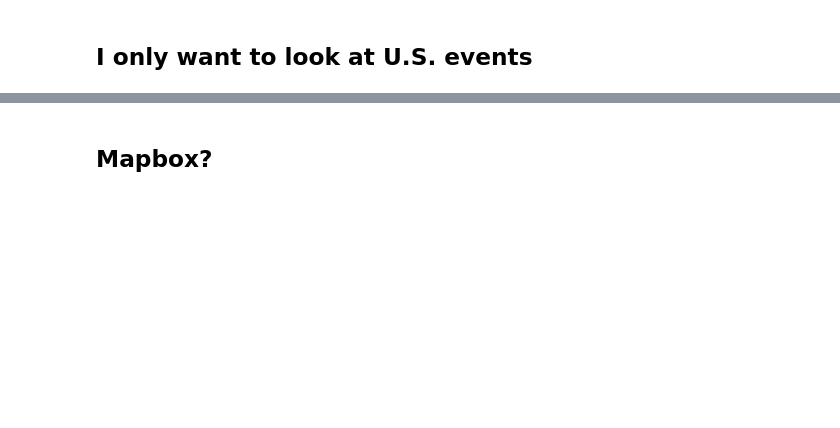
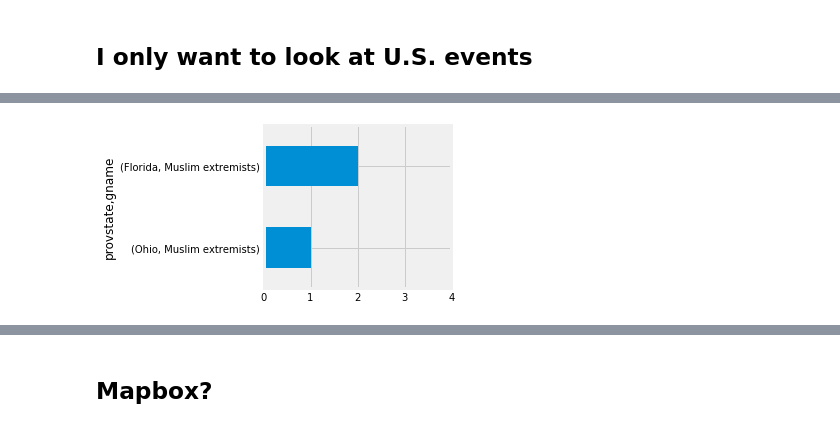
Before and after one commit to sawyerclick/portfolio, a Jupyter notebook: project/terrorism/terrorism.ipynb, the cells around one changed output, grey strips where cells are left out. Cells and saved outputs as stored; diff of their text form; code cells hidden in the pictures; blank space fills up the shorter version.

```diff
--- a/project/terrorism/terrorism.ipynb
+++ b/project/terrorism/terrorism.ipynb
@@ -75,0 +113,4 @@ df[df.gname != "Unknown"].gname.value_counts().head(25).sort_values().plot(kind=
+# %%
+ax = df[df.gname == 'Muslim extremists'].groupby('provstate').gname.value_counts().sort_values().plot(kind='barh', figsize=(3,3), xlim=[0,4])
+# %% [output]
+[figure, added]
```
Also changed, not shown: parts of 21 cells of this notebook, 14 other files.
